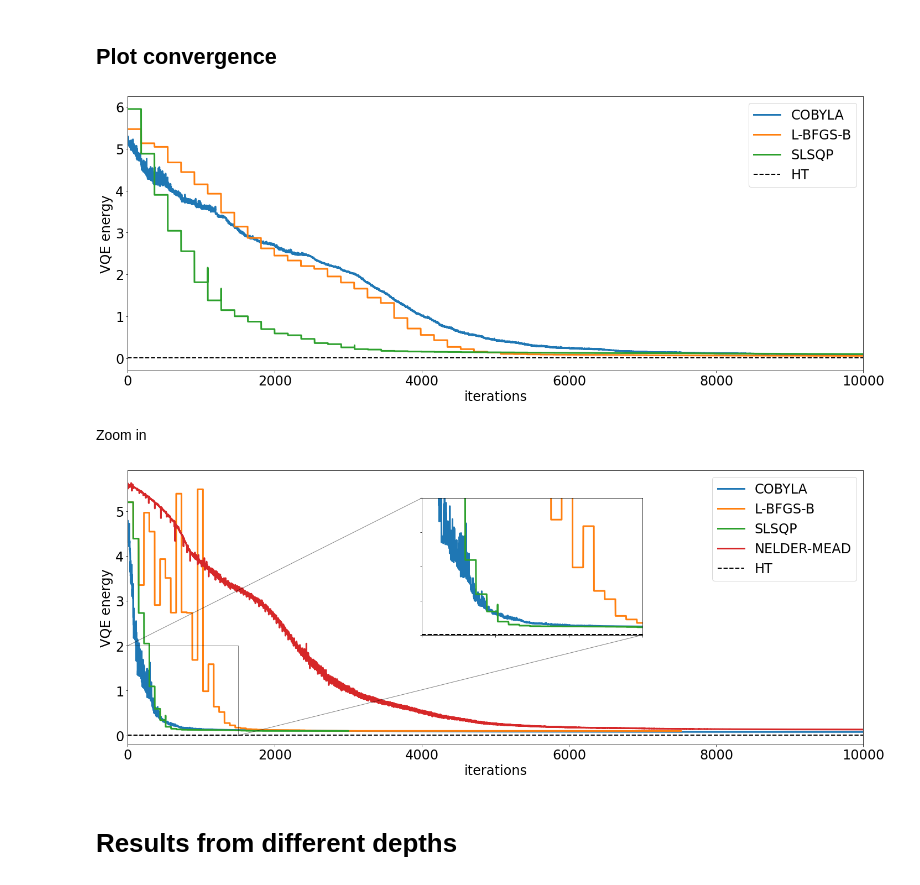
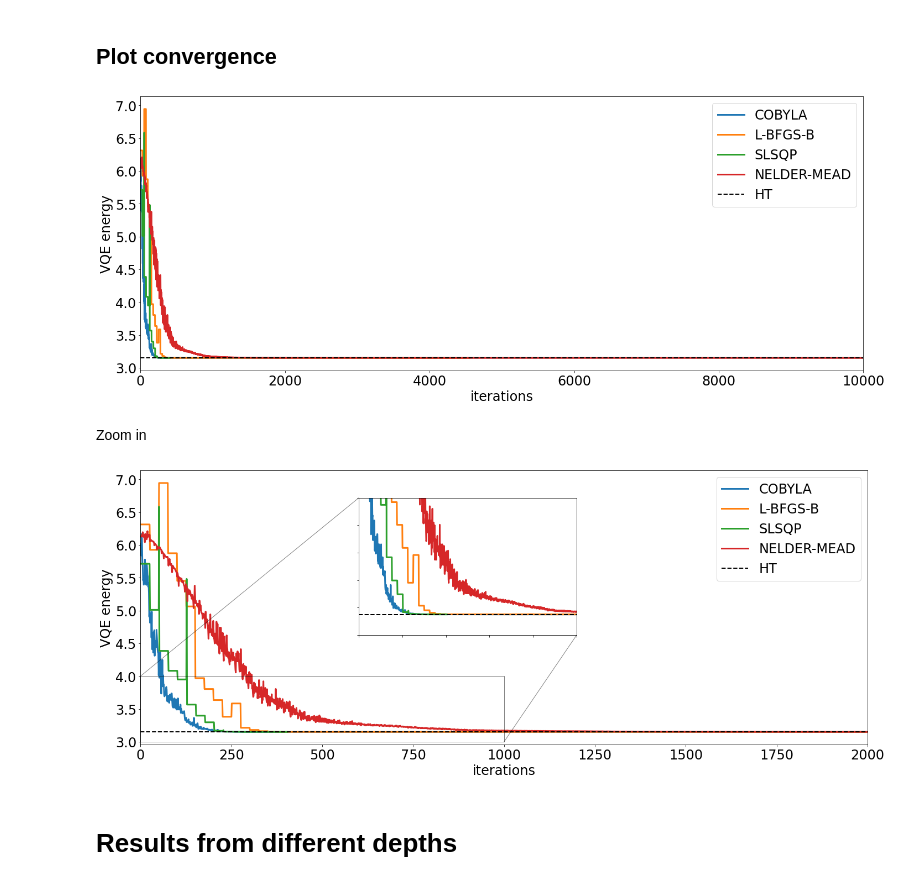
Before and after one commit to erinaldi/bmn2-qiskit, a Jupyter notebook: notebooks/00_figures.ipynb, the cells around one changed output. Cells and saved outputs as stored; diff of their text form; code cells hidden in the pictures.

Commit message:
[figs] new bos L2 results

```diff
--- a/notebooks/00_figures.ipynb
+++ b/notebooks/00_figures.ipynb
@@ -78,12 +78,12 @@ def collect_data(
 # %% [markdown]
 Parameters
 # %%
-depth = 5
-g2N = 0.5
-varform = ['ry','rz']
+depth = 3
+g2N = 0.2
+varform = ['ry']
 nrep = 100
 maxit = 10000
-datafolder = "../data/miniBMN_L2"
+datafolder = "../data/bosBMN_L2"
 # %%
 params = dict()
 params["l"] = str(g2N).replace(".", "")
@@ -102,8 +99,8 @@ df.plot.scatter(x='counts',y='energy',marker='.')
 # %% [markdown]
 Collect multiple data in one frame
 # %%
-opt_label = ["COBYLA", "L-BFGS-B","SLSQP"]#,"NELDER-MEAD"]
-# opt_label = ["COBYLA", "L-BFGS-B","SLSQP","NELDER-MEAD"]
+# opt_label = ["COBYLA", "L-BFGS-B","SLSQP"]#,"NELDER-MEAD"]
+opt_label = ["COBYLA", "L-BFGS-B","SLSQP","NELDER-MEAD"]
 # opt_label = ["COBYLA"]
 result = collect_data(opt_label,params,h5=False)
 # %%
@@ -221,3 +207,5 @@ ht = 0.00328726
+# %%
+ht = 3.14808
 # %%
 # select the best runs for each optimizer
 fig, ax = plt.subplots(figsize=(20,8))
@@ -227,47 +215,48 @@ ax.axhline(ht,c="k",ls="--", lw="2",label="HT")
 ax.set_xlabel("iterations")
 ax.set_ylabel("VQE energy")
 ax.legend(loc="upper right")
-filename = f"../figures/miniBMN_L2_l{params['l']}_convergence_{params['v']}_depth{params['d']}_nr{params['n']}_max{params['m']}"
+filename = f"../figures/bosBMN_L2_l{params['l']}_convergence_{params['v']}_depth{params['d']}_nr{params['n']}_max{params['m']}"
 plt.savefig(f"{filename}.pdf")
 plt.savefig(f"{filename}.png")
 plt.savefig(f"{filename}.svg")
 # %% [output]
-[figure, old version]
+[figure, new version]
 # %% [markdown]
 Zoom in
 # %%
 # select the best runs for each optimizer
 fig, ax = plt.subplots(figsize=(20,8))
 for o in opt_label:
     result.loc[o,gsdf[o].idxmin()].plot(x='counts',y='energy', xlim=[0,10000],label=o, ax=ax)
 ax.axhline(ht,c="k",ls="--", lw="2",label="HT")
 
 # inset axes.... bounds are [x0, y0, width, height] for where to put it
-axins = ax.inset_axes([0.4, 0.4, 0.3, 0.5])
+axins = ax.inset_axes([0.3, 0.4, 0.3, 0.5])
+
 
 for o in opt_label:
-    result.loc[o,gsdf[o].idxmin()].plot(x='counts',y='energy', xlim=[0,1500], legend=False, ax=axins)
+    result.loc[o,gsdf[o].idxmin()].plot(x='counts',y='energy', xlim=[0,1000], legend=False, ax=axins)
 axins.axhline(ht,c="k",ls="--", lw="2")
 # sub region of the original image
-x1, x2, y1, y2 = 0, 1500, 0, 2
+x1, x2, y1, y2 = 0, 1000, 3, 4
 axins.set_xlim(x1, x2)
 axins.set_ylim(y1, y2)
 axins.set_xticklabels('')
 axins.set_yticklabels('')
 axins.set_ylabel('')
 axins.set_xlabel('')
 
 ax.indicate_inset_zoom(axins, edgecolor="black")
 
 ax.set_xlabel("iterations")
 ax.set_ylabel("VQE energy")
 ax.legend(loc="upper right")
-filename = f"../figures/miniBMN_L2_l{params['l']}_convergence_{params['v']}_depth{params['d']}_nr{params['n']}_max{params['m']}_zoom"
+filename = f"../figures/bosBMN_L2_l{params['l']}_convergence_{params['v']}_depth{params['d']}_nr{params['n']}_max{params['m']}_zoom"
 plt.savefig(f"{filename}.pdf")
 plt.savefig(f"{filename}.png")
 plt.savefig(f"{filename}.svg")
 # %% [output]
-[figure, old version]
+[figure, new version]
 # %% [markdown]
 # Results from different depths
 # %%
```
Also changed, not shown: parts of 7 cells of this notebook, 9 other files.
